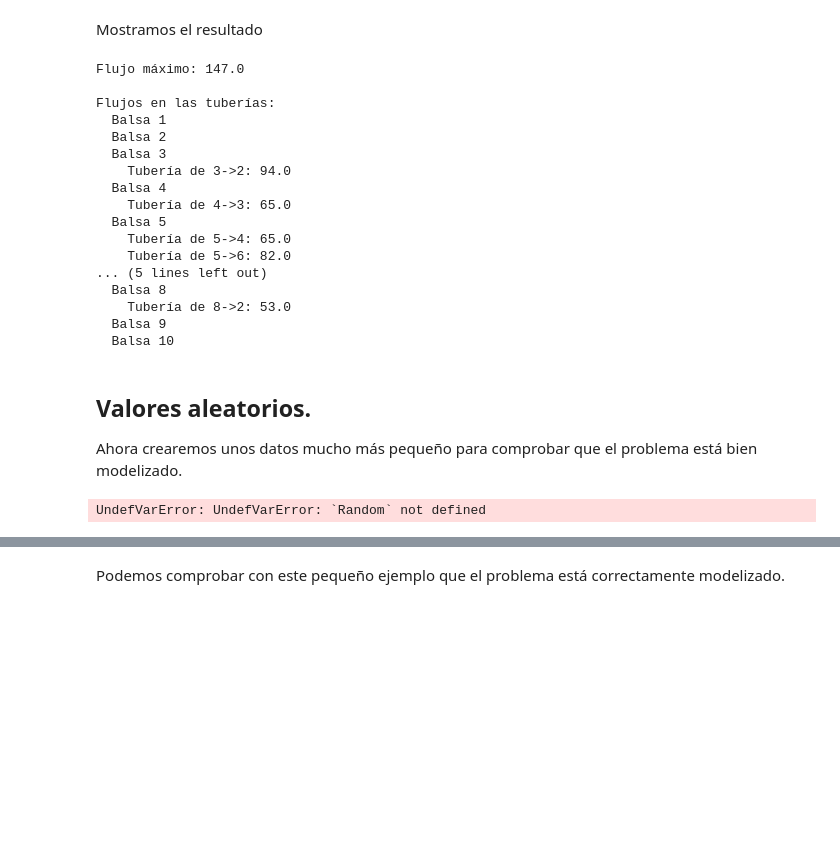
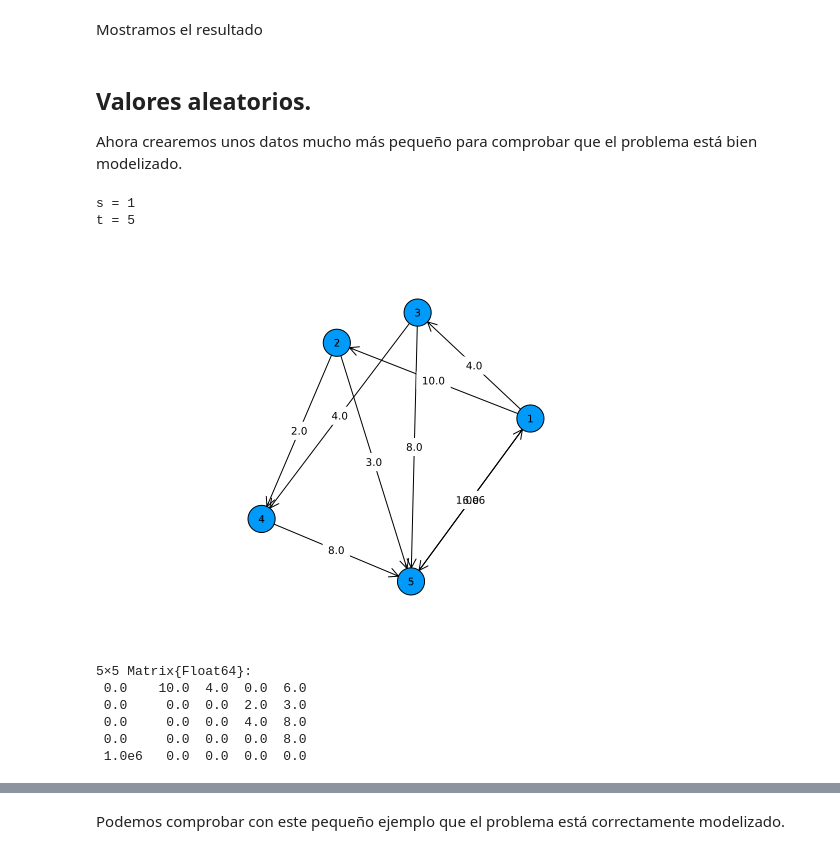
Before and after one commit to Saul-Sosa-Diaz/Ingenieria-Logistica, a Jupyter notebook: flujo_maximo.ipynb, the cells around one changed output, grey strips where cells are left out. Cells and saved outputs as stored; diff of their text form; code cells hidden in the pictures; blank space fills up the shorter version.

Commit message:
flujo maximo

```diff
--- a/flujo_maximo.ipynb
+++ b/flujo_maximo.ipynb
@@ -217,63 +168,48 @@ optimize!(model)
 # %% [markdown]
 Mostramos el resultado
-# %%
-println("Flujo máximo: ", value(Z))
-println()
-
-println("Flujos en las tuberías:")
-
-for i in 1:n
-    println("  Balsa $i")
-    for j in 1:n
-        if value(x[i, j]) > 0
-            println("    Tubería de $i->$j: ", value(x[i, j]))
-        end
-    end
-end
-# %% [output]
-Flujo máximo: 147.0
-
-Flujos en las tuberías:
-  Balsa 1
-  Balsa 2
-  Balsa 3
-    Tubería de 3->2: 94.0
-  Balsa 4
-    Tubería de 4->3: 65.0
-  Balsa 5
-    Tubería de 5->4: 65.0
-    Tubería de 5->6: 82.0
-... (5 lines left out)
-  Balsa 8
-    Tubería de 8->2: 53.0
-  Balsa 9
-  Balsa 10
 # %% [markdown]
 ## Valores aleatorios.
 Ahora crearemos unos datos mucho más pequeño para comprobar que el problema está bien modelizado.
 # %%
 
 n=5 # número de nodos
-Random.seed!(777)
+#Random.seed!(888)
 
 C = zeros(n, n) # Matriz de capacidades de los arcos
+Cost = zeros(n, n) # Matriz de costos de los arcos
 for i in 1:n
     for j in i:n
         if i != j
             C[i, j] = rand(0:15)
+            Cost[i, j] = rand(20:30)
         end
     end
 end
 
 s = 1 # Nodo fuente
 t = n
 
 
 println("s = ", s)
 println("t = ", t)
 graph(C)
+Cost[t,s] = 100000
+C[t,s] = 1000000
+Cost
+graph(C)
 # %% [output]
-UndefVarError: UndefVarError: `Random` not defined
+s = 1
+t = 5
+[figure, added]
+# %%
+C
+# %% [output]
+5×5 Matrix{Float64}:
+ 0.0    10.0  4.0  0.0  6.0
+ 0.0     0.0  0.0  2.0  3.0
+ 0.0     0.0  0.0  4.0  8.0
+ 0.0     0.0  0.0  0.0  8.0
+ 1.0e6   0.0  0.0  0.0  0.0
 # %%
 model = Model(GLPK.Optimizer)
 set_silent(model)
```
Also changed, not shown: parts of 6 cells of this notebook.
